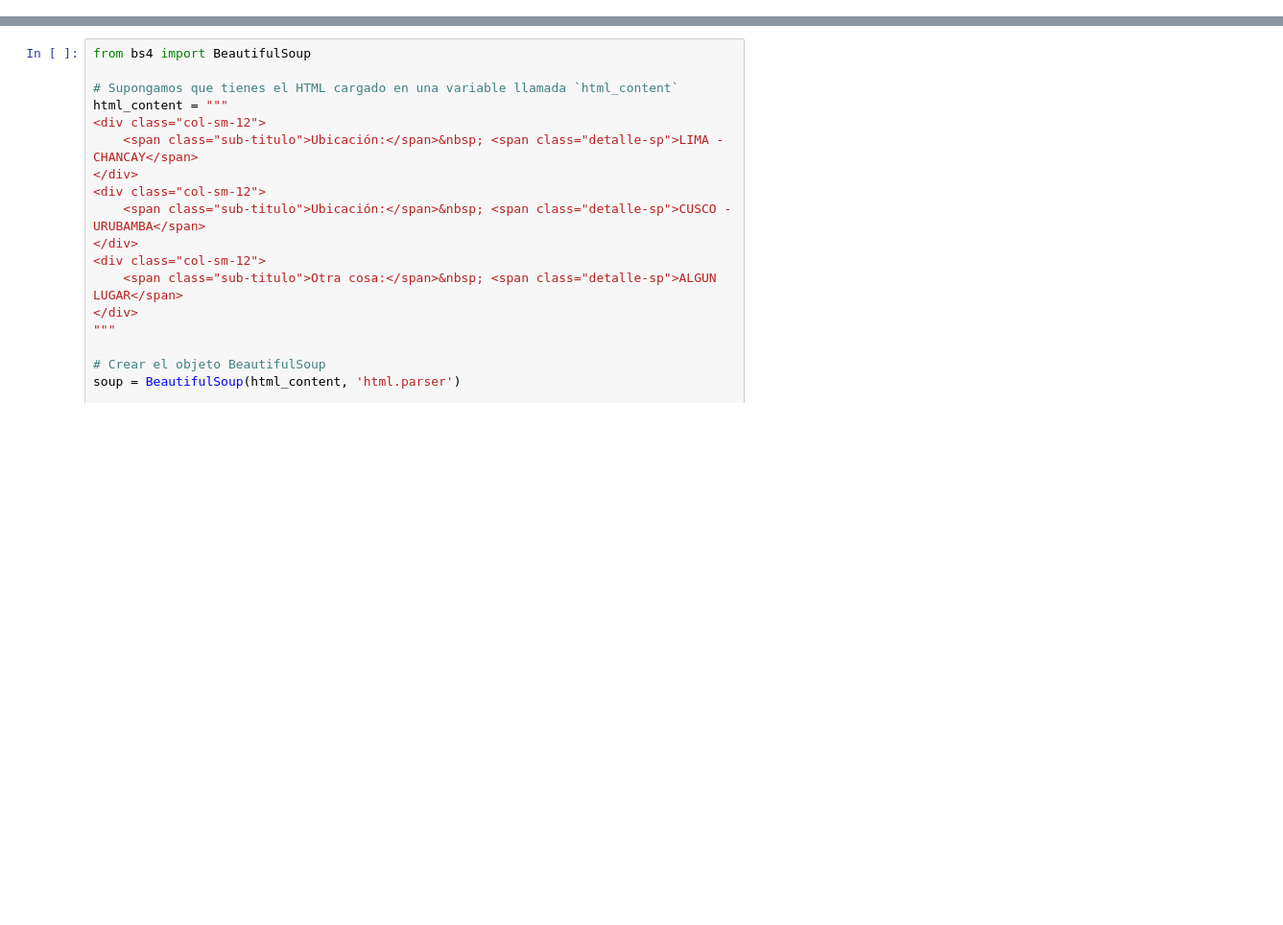
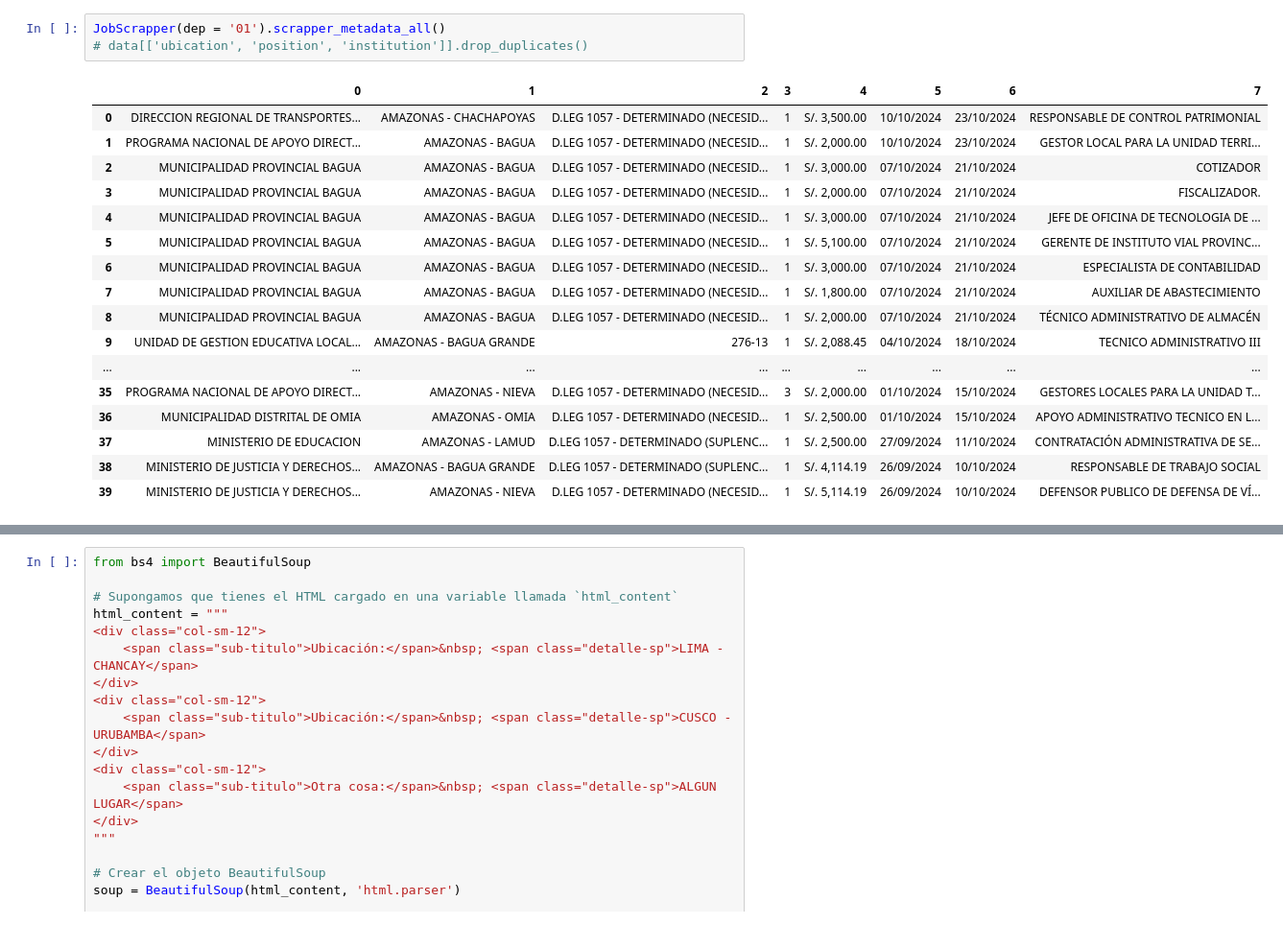
Before and after one commit to TJhon/talento_peru_jobs, a Jupyter notebook: read.ipynb, the cells around one changed output, grey strips where cells are left out. Shown: that part at 96% size. Cells and saved outputs as stored; diff of their text form; blank space fills up the shorter version.

Commit message:
Data with requests 10-10-2024, total time: 417.94676971435547 seconds

```diff
--- a/read.ipynb
+++ b/read.ipynb
@@ -72,0 +44,21 @@ PIURA
+# %%
+JobScrapper(dep = '01').scrapper_metadata_all()
+# data[['ubication', 'position', 'institution']].drop_duplicates()
+# %% [output]
+|  | 0 | 1 | 2 | 3 | 4 | 5 | 6 | 7 |
+| 0 | DIRECCION REGIONAL DE TRANSPORTES... | AMAZONAS - CHACHAPOYAS | D.LEG 1057 - DETERMINADO (NECESID... | 1 | S/. 3,500.00 | 10/10/2024 | 23/10/2024 | RESPONSABLE DE CONTROL PATRIMONIAL |
+| 1 | PROGRAMA NACIONAL DE APOYO DIRECT... | AMAZONAS - BAGUA | D.LEG 1057 - DETERMINADO (NECESID... | 1 | S/. 2,000.00 | 10/10/2024 | 23/10/2024 | GESTOR LOCAL PARA LA UNIDAD TERRI... |
+| 2 | MUNICIPALIDAD PROVINCIAL BAGUA | AMAZONAS - BAGUA | D.LEG 1057 - DETERMINADO (NECESID... | 1 | S/. 3,000.00 | 07/10/2024 | 21/10/2024 | COTIZADOR |
+| 3 | MUNICIPALIDAD PROVINCIAL BAGUA | AMAZONAS - BAGUA | D.LEG 1057 - DETERMINADO (NECESID... | 1 | S/. 2,000.00 | 07/10/2024 | 21/10/2024 | FISCALIZADOR. |
+| 4 | MUNICIPALIDAD PROVINCIAL BAGUA | AMAZONAS - BAGUA | D.LEG 1057 - DETERMINADO (NECESID... | 1 | S/. 3,000.00 | 07/10/2024 | 21/10/2024 | JEFE DE OFICINA DE TECNOLOGIA DE ... |
+| 5 | MUNICIPALIDAD PROVINCIAL BAGUA | AMAZONAS - BAGUA | D.LEG 1057 - DETERMINADO (NECESID... | 1 | S/. 5,100.00 | 07/10/2024 | 21/10/2024 | GERENTE DE INSTITUTO VIAL PROVINC... |
+| 6 | MUNICIPALIDAD PROVINCIAL BAGUA | AMAZONAS - BAGUA | D.LEG 1057 - DETERMINADO (NECESID... | 1 | S/. 3,000.00 | 07/10/2024 | 21/10/2024 | ESPECIALISTA DE CONTABILIDAD |
+| 7 | MUNICIPALIDAD PROVINCIAL BAGUA | AMAZONAS - BAGUA | D.LEG 1057 - DETERMINADO (NECESID... | 1 | S/. 1,800.00 | 07/10/2024 | 21/10/2024 | AUXILIAR DE ABASTECIMIENTO |
+| 8 | MUNICIPALIDAD PROVINCIAL BAGUA | AMAZONAS - BAGUA | D.LEG 1057 - DETERMINADO (NECESID... | 1 | S/. 2,000.00 | 07/10/2024 | 21/10/2024 | TÉCNICO ADMINISTRATIVO DE ALMACÉN |
+| 9 | UNIDAD DE GESTION EDUCATIVA LOCAL... | AMAZONAS - BAGUA GRANDE | 276-13 | 1 | S/. 2,088.45 | 04/10/2024 | 18/10/2024 | TECNICO ADMINISTRATIVO III |
+| ... | ... | ... | ... | ... | ... | ... | ... | ... |
+| 35 | PROGRAMA NACIONAL DE APOYO DIRECT... | AMAZONAS - NIEVA | D.LEG 1057 - DETERMINADO (NECESID... | 3 | S/. 2,000.00 | 01/10/2024 | 15/10/2024 | GESTORES LOCALES PARA LA UNIDAD T... |
+| 36 | MUNICIPALIDAD DISTRITAL DE OMIA | AMAZONAS - OMIA | D.LEG 1057 - DETERMINADO (NECESID... | 1 | S/. 2,500.00 | 01/10/2024 | 15/10/2024 | APOYO ADMINISTRATIVO TECNICO EN L... |
+| 37 | MINISTERIO DE EDUCACION | AMAZONAS - LAMUD | D.LEG 1057 - DETERMINADO (SUPLENC... | 1 | S/. 2,500.00 | 27/09/2024 | 11/10/2024 | CONTRATACIÓN ADMINISTRATIVA DE SE... |
+| 38 | MINISTERIO DE JUSTICIA Y DERECHOS... | AMAZONAS - BAGUA GRANDE | D.LEG 1057 - DETERMINADO (SUPLENC... | 1 | S/. 4,114.19 | 26/09/2024 | 10/10/2024 | RESPONSABLE DE TRABAJO SOCIAL |
+| 39 | MINISTERIO DE JUSTICIA Y DERECHOS... | AMAZONAS - NIEVA | D.LEG 1057 - DETERMINADO (NECESID... | 1 | S/. 5,114.19 | 26/09/2024 | 10/10/2024 | DEFENSOR PUBLICO DE DEFENSA DE VÍ... |
```
Also changed, not shown: parts of 5 cells of this notebook, 5 other files.
